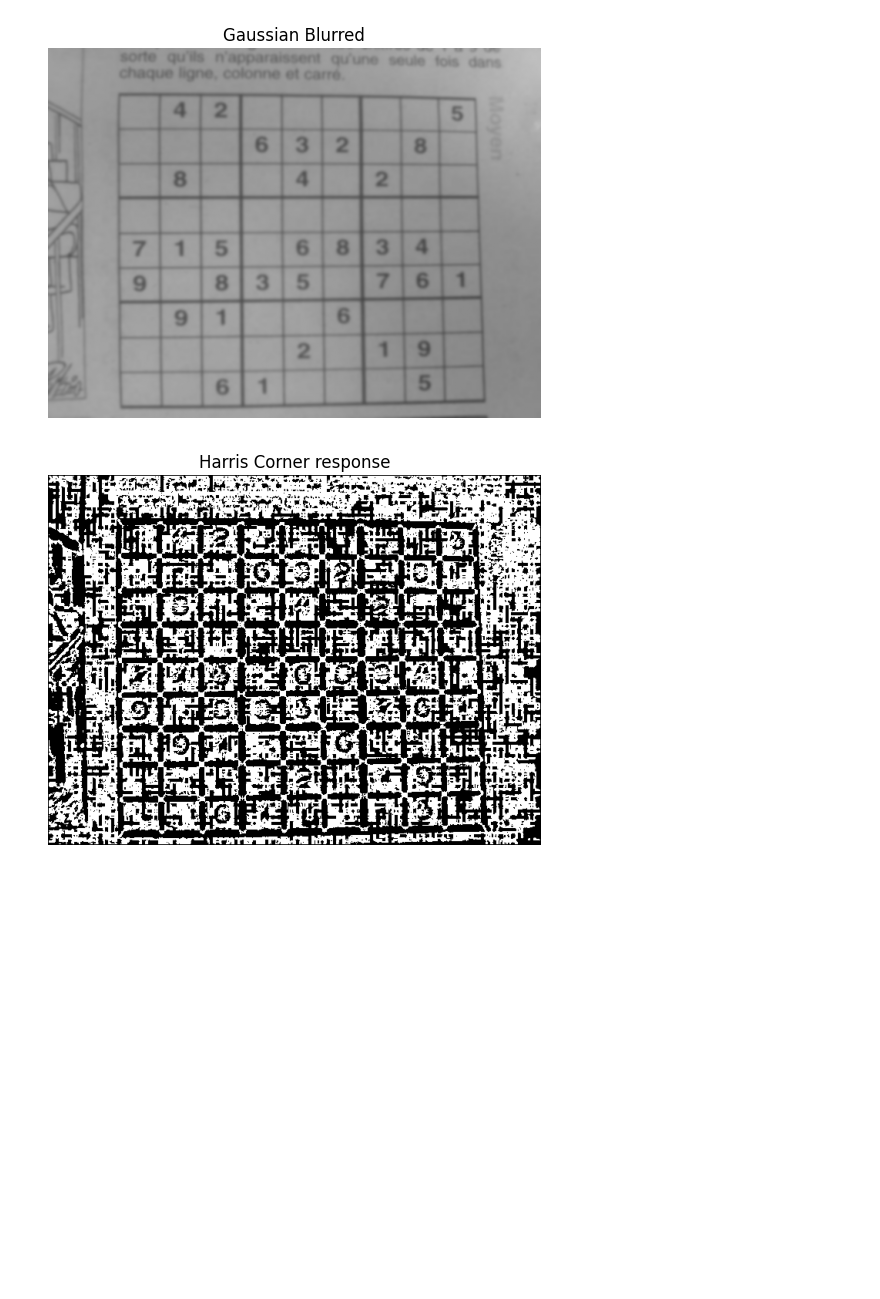
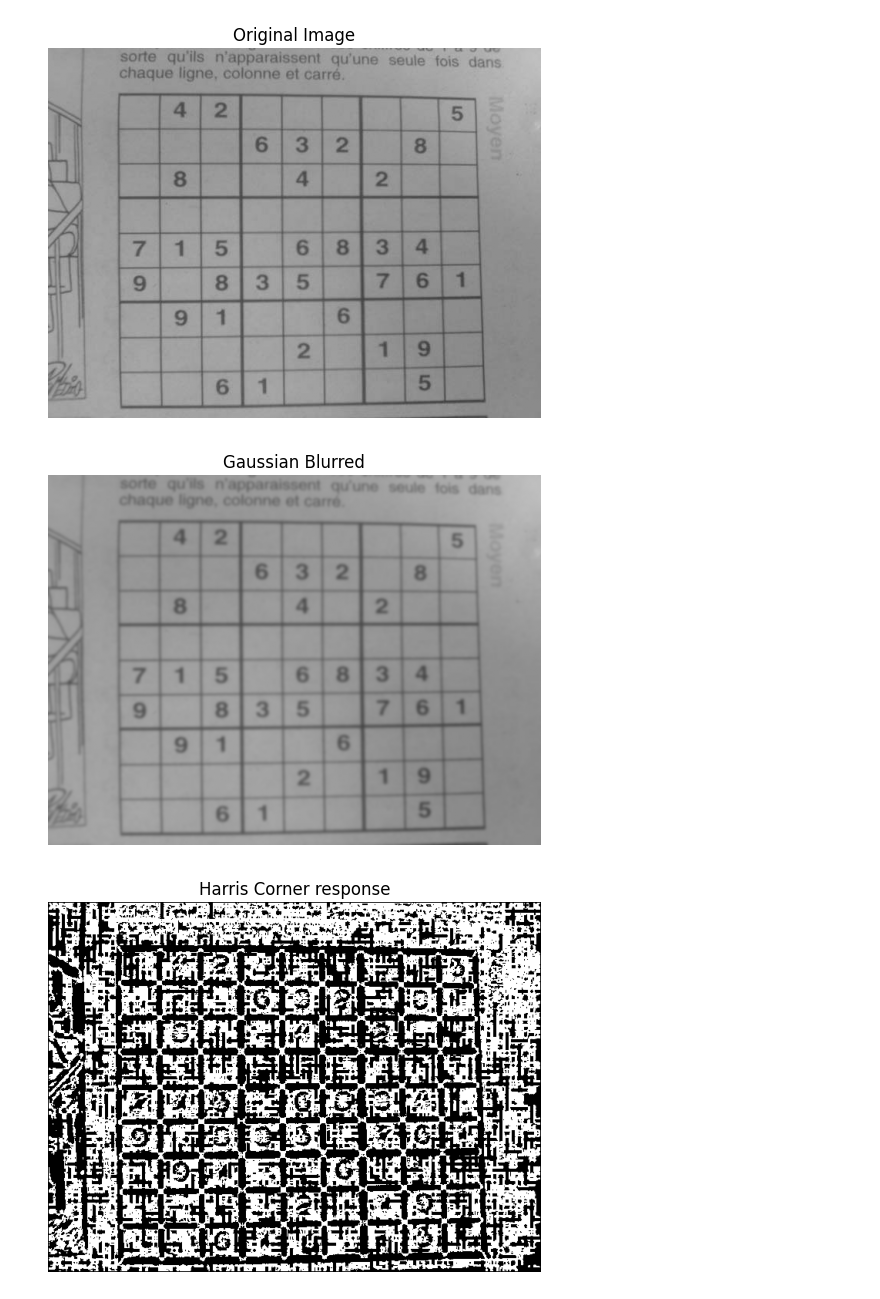
Before and after one commit to eddie-an/Optical-Sudoku-Solver, a Jupyter notebook: Image_Processing.ipynb, the cells around one changed output. Drawn from its saved outputs; the diff is of its cells as text; code cells hidden in the pictures; blank space fills up the shorter version.

```diff
--- a/Image_Processing.ipynb
+++ b/Image_Processing.ipynb
@@ -84,25 +21,0 @@ def linear_filter(image, kernel, clip=True):
-# %%
-@njit
-def _apply_median_kernel(padded_image, L, padding_size):
-    '''This function performs kernel operations for median image filters.
-    It uses numba to optimize the function into optimized machine code
-    '''
-    N, M = padded_image.shape
-    im_filtered = np.zeros_like(padded_image)
-    for i in range(padding_size, N-padding_size):
-        for j in range(padding_size, M-padding_size):
-            median = np.median(padded_image[i-padding_size : i+padding_size+1, j-padding_size : j+padding_size+1])
-            im_filtered[i, j] = median
-    return im_filtered
-
-
-def median_filter(image, L):
-    '''Non-linear filter used for calculating the median value in a kernel. Useful for removing salt and pepper noise'''
-    if L % 2 == 0 or L <= 0:
-        print("Kernel size must be an odd integer")
-        return None
-    if len(image.shape) == 2: # only grayscale images
-        padding_size = (L-1) // 2
-        padded_image = np.pad(image, pad_width=padding_size, mode='edge').astype(np.float32)
-        filtered_image = _apply_median_kernel(padded_image, L, padding_size)
-        return np.clip(filtered_image[padding_size: -padding_size, padding_size: -padding_size], 0, 255).astype(np.uint8)
@@ -260,16 +22,18 @@ def harris_corners(img, window_size=3, k=0.04):
 # %%
 image = cv2.imread("images/image10.jpg", cv2.IMREAD_GRAYSCALE)
 L = 5
 box_kernel = np.ones((L, L)) / (L**2)
-gaussian_kernel = create_gaussian_kernel(9, 1.6)
+gaussian_kernel = create_gaussian_kernel(9)
 
 blurred_image = linear_filter(image, box_kernel)
 median_filter_image = median_filter(image, L)
 gaussian_image = linear_filter(image, gaussian_kernel)
 
+display_image_grayscale(image, "Original Image")
 display_image_grayscale(gaussian_image, "Gaussian Blurred")
 # %% [output]
-[figure, old version]
+[figure, new version]
+[figure, added]
 # %%
 # Compute Harris corner response
 response = harris_corners(image)
```
Also changed, not shown: parts of 13 cells of this notebook, 5 other files.
